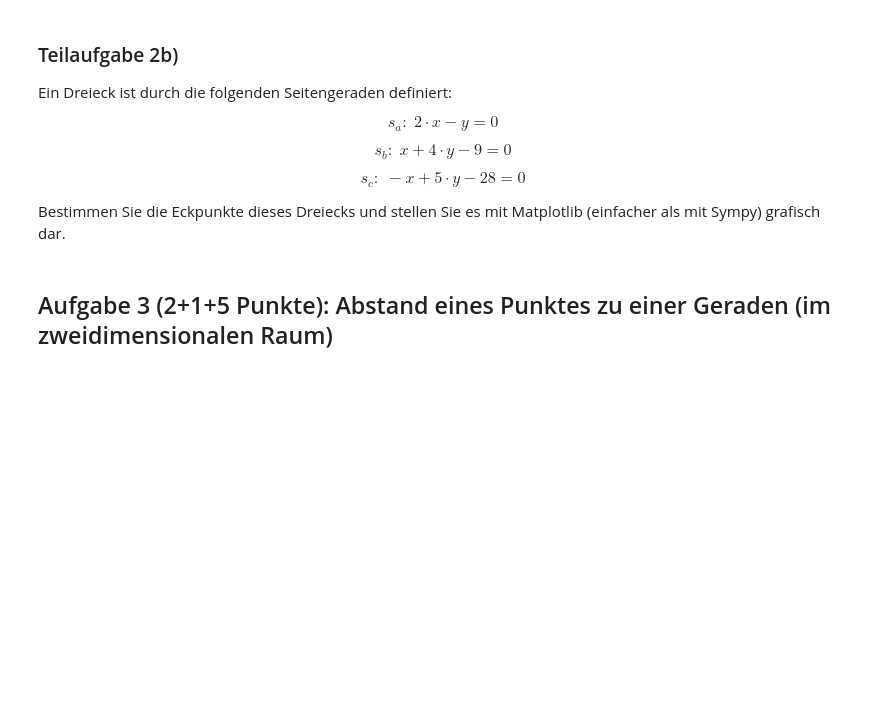
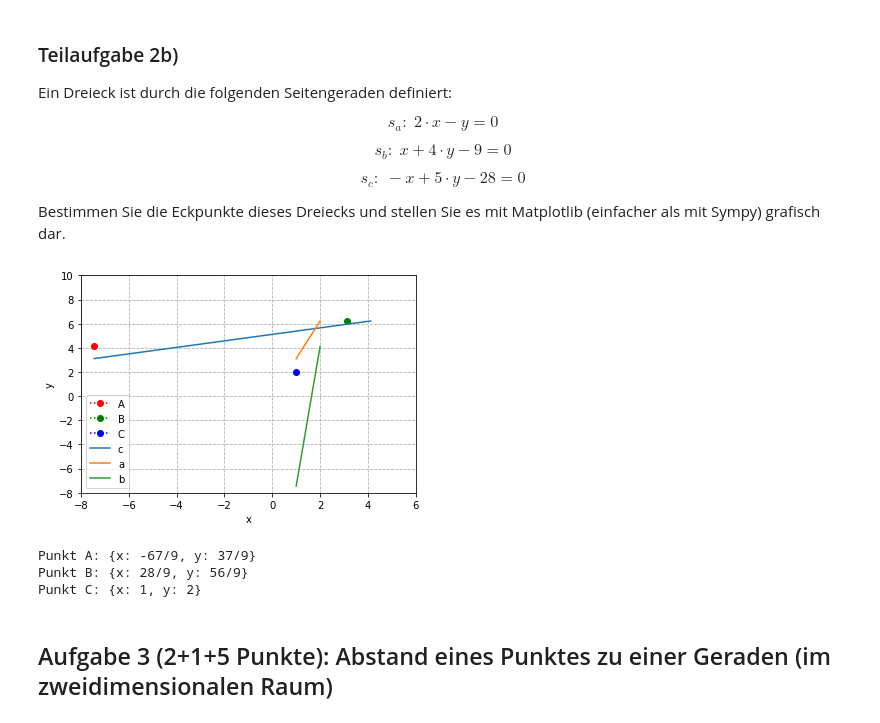
Before and after one commit to fhnw-mgilgen/lag, a Jupyter notebook: Programmieruebung_LAG_FS21_Bruni_Lantsch_Gilgen.ipynb, the cells around one changed output. Drawn from its saved outputs; the diff is of its cells as text; code cells hidden in the pictures; blank space fills up the shorter version.

```diff
--- a/Programmieruebung_LAG_FS21_Bruni_Lantsch_Gilgen.ipynb
+++ b/Programmieruebung_LAG_FS21_Bruni_Lantsch_Gilgen.ipynb
@@ -259,3 +290,52 @@ Bestimmen Sie die Eckpunkte dieses Dreiecks und stellen Sie es mit Matplotlib (e
+# %%
+# IHR CODE
+# Variablen
+x = sp.Symbol("x")
+y = sp.Symbol("y")
+
+sA = 2*x -y
+sB = x + 4*y - 9
+sC = -x + 5*y -28
+
+# nach y Auflösen
+sA_solve = sp.solve(sA, y)
+sB_solve = sp.solve(sB, y)
+sC_solve = sp.solve(sC, y)
+
+# Dreiecks Punkte mittels schnittpunkt() berechnen
+A = schnittpunkt(sB, sC)
+B = schnittpunkt(sA, sC)
+C = schnittpunkt(sA, sB)
+# Transform to Vector Vector
+aVec = sp.Matrix([A[x],A[y]])
+bVec = sp.Matrix([B[x],B[y]])
+cVec = sp.Matrix([C[x],C[y]])
+
+# Darstellung mit Mathplot
+plt.xlim(-8, 6)
+plt.ylim(-8, 10)
+## Eckpunkte
+plt.plot(A[x], A[y], 'o:r', label="A")
+plt.plot(B[x], B[y], 'o:g', label="B")
+plt.plot(C[x], C[y], 'o:b', label="C")
+## Gerade
+plt.plot(aVec, bVec, label="c")
+plt.plot(cVec, bVec, label="a")
+plt.plot(cVec, aVec, label="b")
+plt.xlabel("x")
+plt.ylabel("y")
+plt.grid(linestyle='--')
+plt.legend()
+plt.show()
+
+print ("Punkt A:", A)
+print ("Punkt B:", B)
+print ("Punkt C:", C)
+# %% [output]
+[figure, added]
+Punkt A: {x: -67/9, y: 37/9}
+Punkt B: {x: 28/9, y: 56/9}
+Punkt C: {x: 1, y: 2}
 # %% [markdown]
 ## Aufgabe 3 (2+1+5 Punkte): Abstand eines Punktes zu einer Geraden (im zweidimensionalen Raum)
 # %% [markdown]
```
Also changed, not shown: parts of 6 cells of this notebook.
